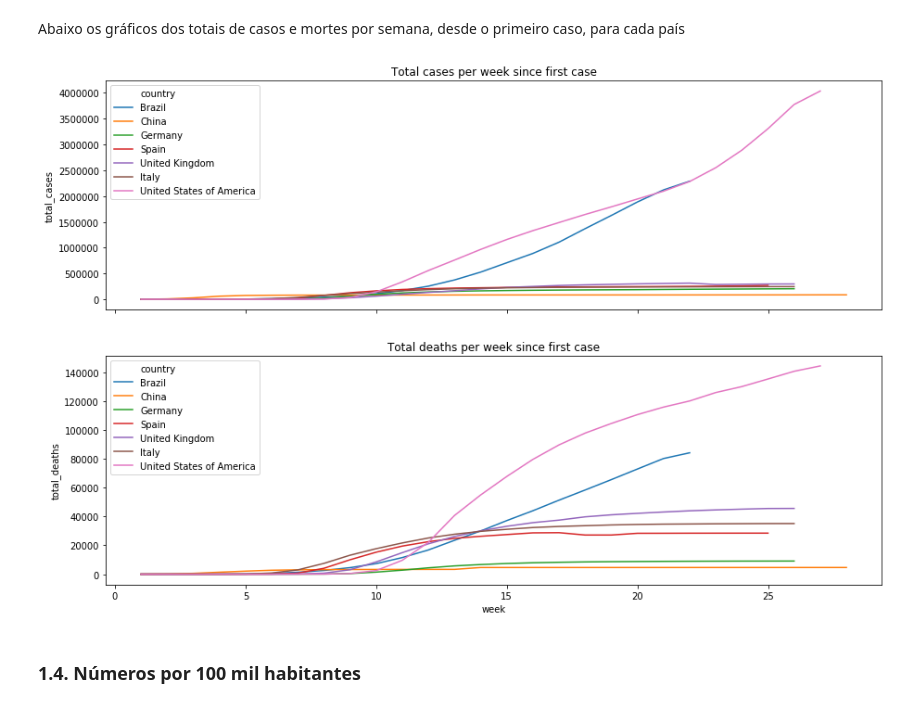
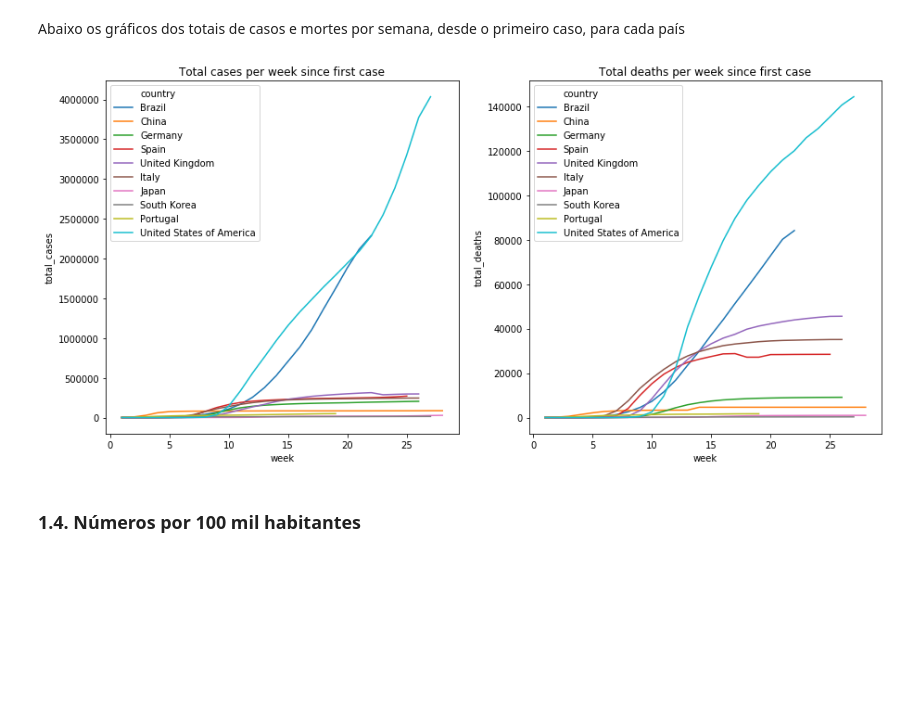
Before and after one commit to lucianowitt/covid-19, a Jupyter notebook: TCC_tratamento_dados.ipynb, the cells around one changed output. Saved outputs shown, nothing was run; the diff lists cells and outputs as text; code cells hidden in the pictures; blank space fills up the shorter version.

```diff
--- a/TCC_tratamento_dados.ipynb
+++ b/TCC_tratamento_dados.ipynb
@@ -41,7 +41,7 @@ register_matplotlib_converters()
 # %% [markdown]
 Países selecionados para análise visual do dataset
 # %%
-subject_countries = ['BRA','ESP','DEU','ITA','CHN','GBR','USA']
+subject_countries = ['BRA','CHN','ESP','DEU','ITA','JPN','KOR','PRT','GBR','USA']
 # %% [markdown]
 ## 1. Distribuição geográfica da COVID-19
 # %% [markdown]
@@ -147,17 +147,17 @@ Abaixo os gráficos dos totais de casos e mortes por semana, desde o primeiro ca
 # %%
 df_vis = df2.loc[df['code'].isin(subject_countries)]
 
-fig, (ax1, ax2) = plt.subplots(2, 1, sharex=True, figsize=(15,10))
+fig, (ax1, ax2) = plt.subplots(1, 2, sharex=True, figsize=(15,7))
 
 ax1.set_title('Total cases per week since first case')
 sns.lineplot(x='week', y='total_cases', hue='country', data=df_vis, ax=ax1)
 
 ax2.set_title('Total deaths per week since first case')
 sns.lineplot(x='week', y='total_deaths', hue='country', data=df_vis, ax=ax2)
 
 plt.show()
 # %% [output]
-[figure, old version]
+[figure, new version]
 # %% [markdown]
 ### 1.4. Números por 100 mil habitantes
 # %% [markdown]
```
Also changed, not shown: parts of 14 cells of this notebook, 3 other files.
